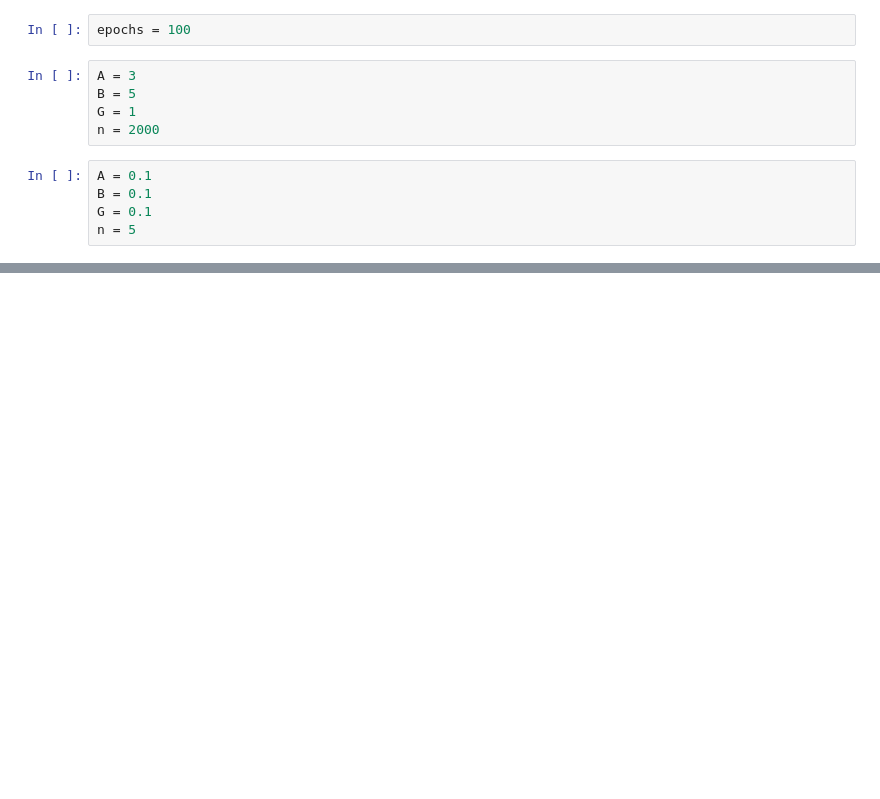
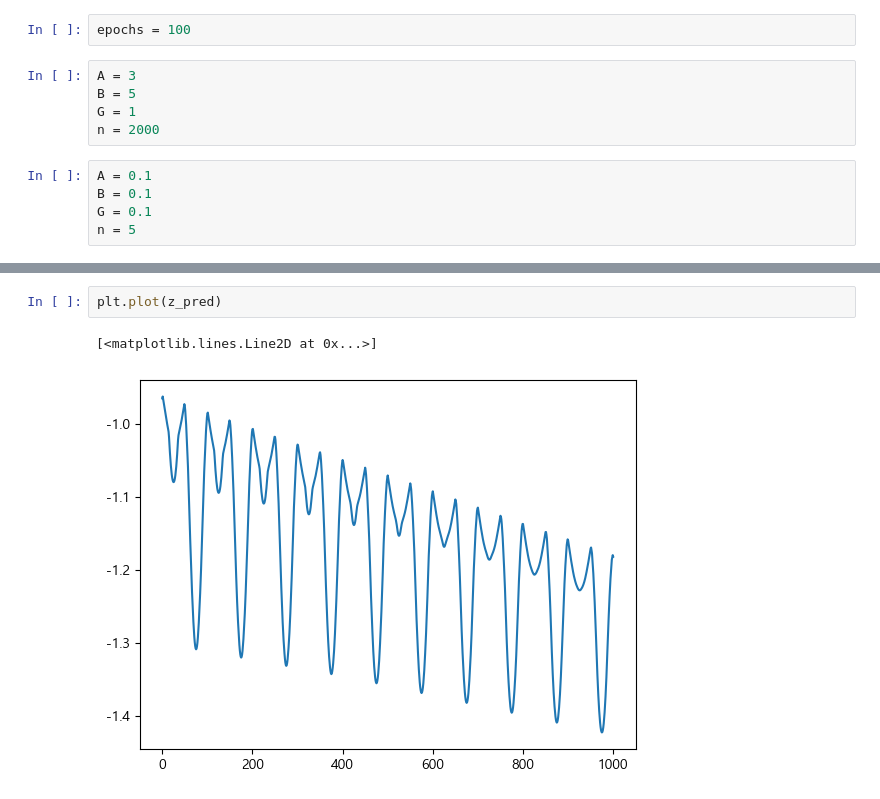
Before and after one commit to Jjineeq/hysteresis_curve, a Jupyter notebook: 23_07_03.ipynb, the cells around one changed output, grey strips where cells are left out. Drawn from its saved outputs; the diff is of its cells as text; blank space fills up the shorter version.

```diff
--- a/23_07_03.ipynb
+++ b/23_07_03.ipynb
@@ -266,0 +315,5 @@ y_pred = model_pinn_boucwen(x_te)
+# %%
+plt.plot(z_pred)
+# %% [output]
+[<matplotlib.lines.Line2D at 0x...>]
+[figure, added]
```
Also changed, not shown: parts of 21 cells of this notebook, 1 other file.
